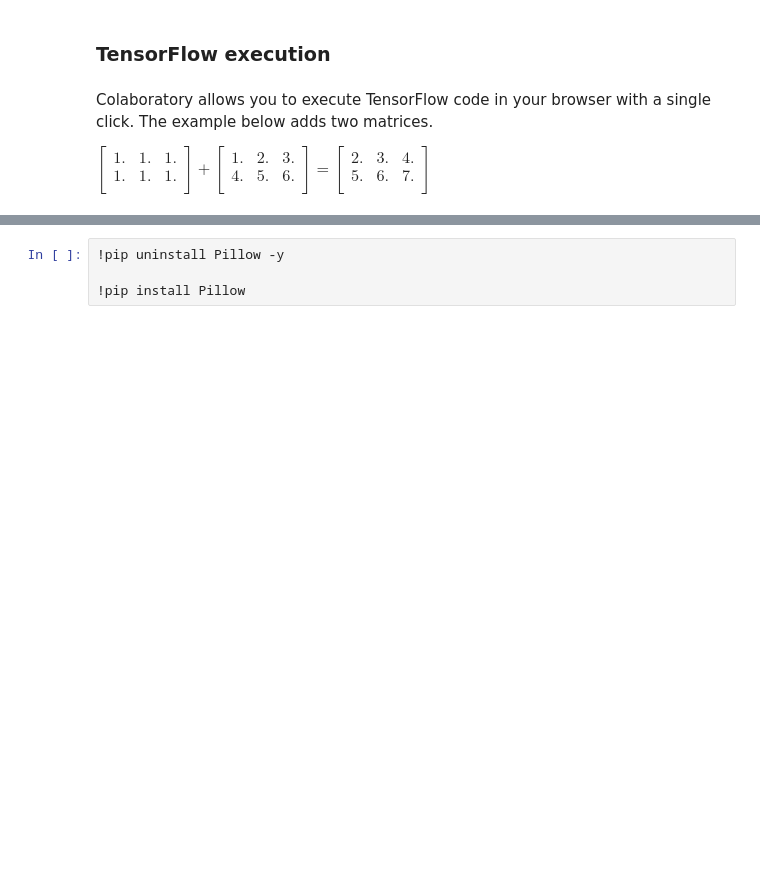
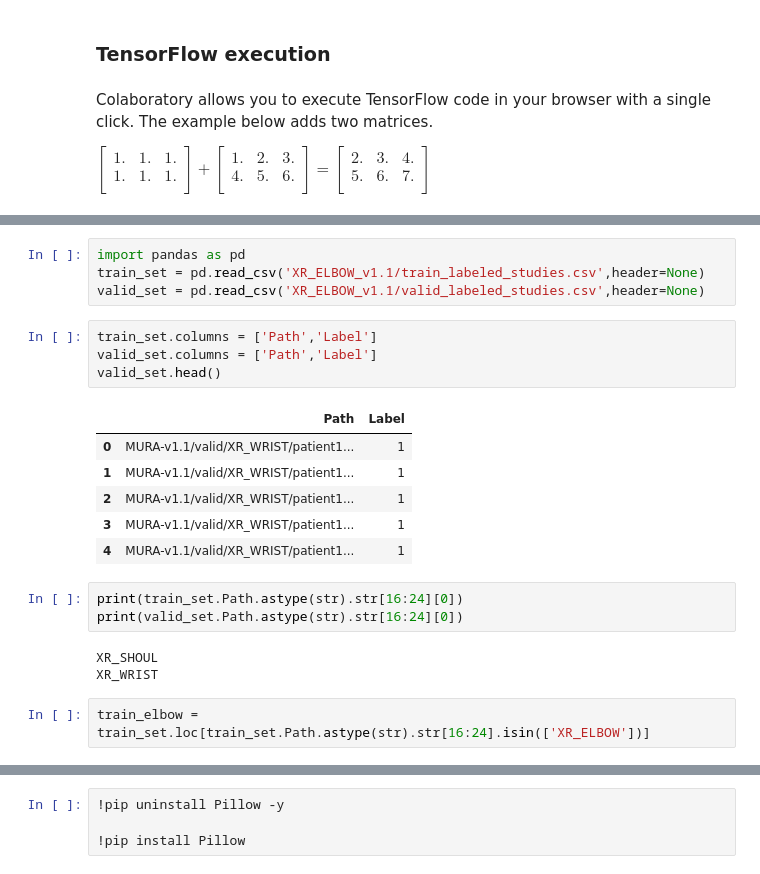
Before and after one commit to stanimman/Simple, a Jupyter notebook: Mura_Clahe_Elbow.ipynb, the cells around one changed output, grey strips where cells are left out. Cells and saved outputs as stored; diff of their text form; blank space fills up the shorter version.

```diff
--- a/Mura_Clahe_Elbow.ipynb
+++ b/Mura_Clahe_Elbow.ipynb
@@ -52,0 +68,23 @@ MURA-v1.1.zip       100%[===================>] 365.88M  5.03MB/s    in 74s
+# %%
+import pandas as pd
+train_set = pd.read_csv('XR_ELBOW_v1.1/train_labeled_studies.csv',header=None)
+valid_set = pd.read_csv('XR_ELBOW_v1.1/valid_labeled_studies.csv',header=None)
+# %%
+train_set.columns = ['Path','Label']
+valid_set.columns = ['Path','Label']
+valid_set.head()
+# %% [output]
+|  | Path | Label |
+| 0 | MURA-v1.1/valid/XR_WRIST/patient1... | 1 |
+| 1 | MURA-v1.1/valid/XR_WRIST/patient1... | 1 |
+| 2 | MURA-v1.1/valid/XR_WRIST/patient1... | 1 |
+| 3 | MURA-v1.1/valid/XR_WRIST/patient1... | 1 |
+| 4 | MURA-v1.1/valid/XR_WRIST/patient1... | 1 |
+# %%
+print(train_set.Path.astype(str).str[16:24][0])
+print(valid_set.Path.astype(str).str[16:24][0])
+# %% [output]
+XR_SHOUL
+XR_WRIST
+# %%
+train_elbow = train_set.loc[train_set.Path.astype(str).str[16:24].isin(['XR_ELBOW'])]
```
Also changed, not shown: parts of 12 cells of this notebook.
